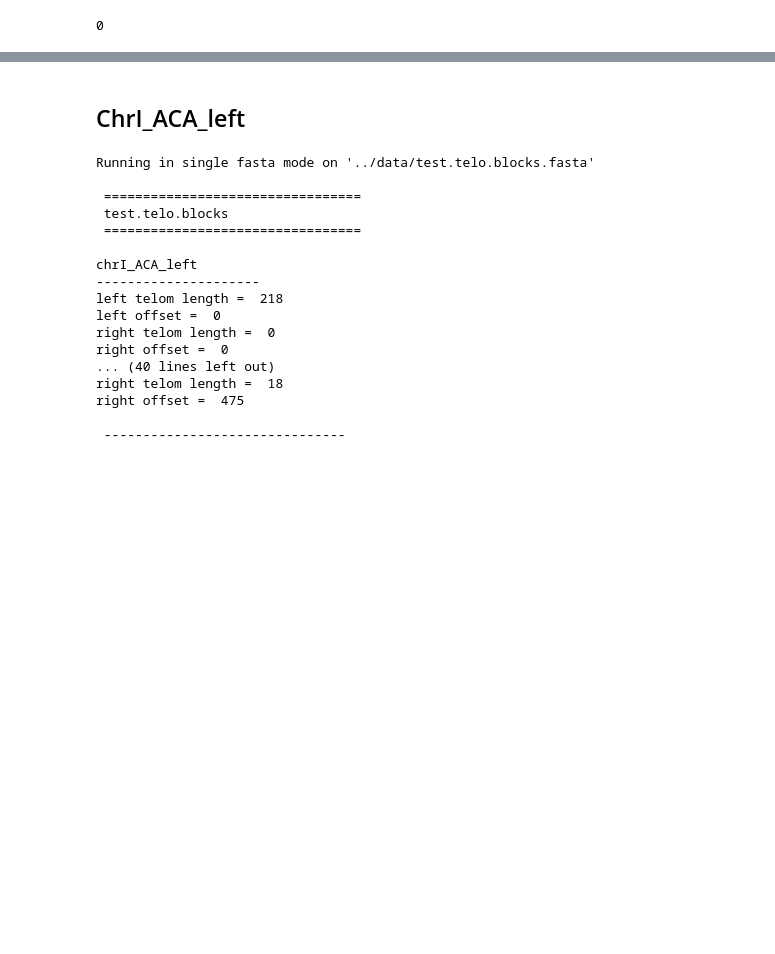
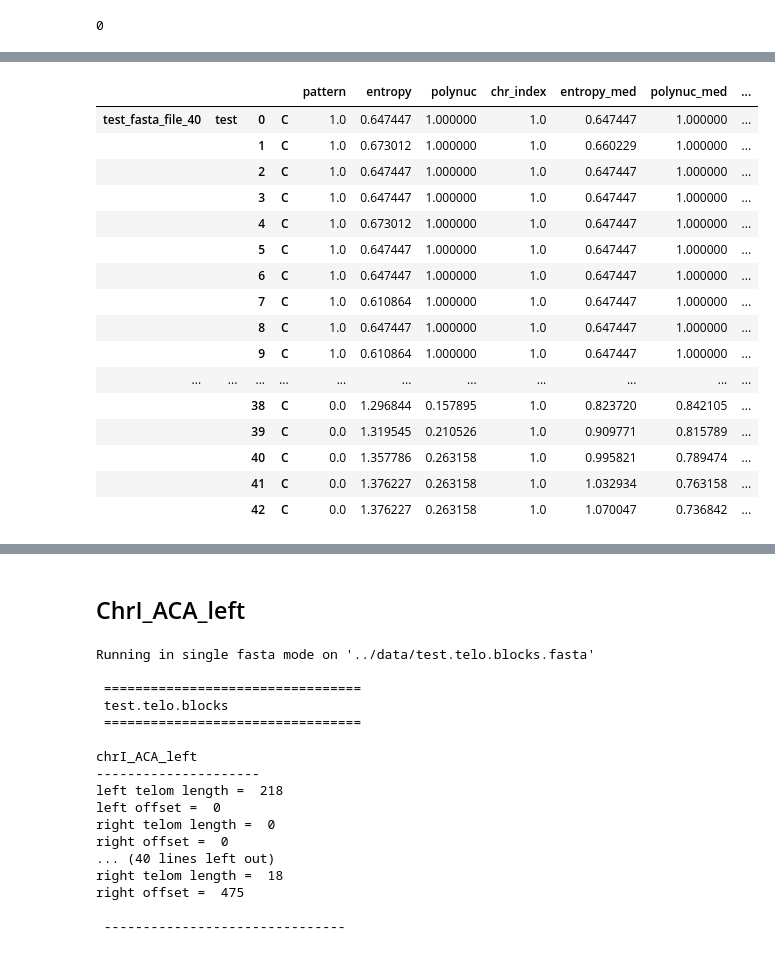
Before and after one commit to GillesFischerSorbonne/telofinder, a Jupyter notebook: telofinder/python_script/analyse_telom_testing.ipynb, the cells around one changed output, grey strips where cells are left out. Saved outputs shown, nothing was run; the diff lists cells and outputs as text; code cells hidden in the pictures; blank space fills up the shorter version.

```diff
--- a/telofinder/python_script/analyse_telom_testing.ipynb
+++ b/telofinder/python_script/analyse_telom_testing.ipynb
@@ -5,5 +6,6 @@ import matplotlib.pyplot as plt
 # %%
 plt.rcParams['figure.figsize'] = (18, 8)
+pd.set_option('display.max_rows', 100)
 # %%
 %load_ext autoreload
 %autoreload 2
@@ -40,0 +92,20 @@ seq_df_utg84.loc["utg84", "utg84"].loc[0:3000, ["polynuc_med", "entropy_med", "p
+# %%
+seq_df_test.query("predict_telom==1")
+# %% [output]
+|  |  |  |  | pattern | entropy | polynuc | chr_index | entropy_med | polynuc_med | ... |
+| test_fasta_file_40 | test | 0 | C | 1.0 | 0.647447 | 1.000000 | 1.0 | 0.647447 | 1.000000 | ... |
+|  |  | 1 | C | 1.0 | 0.673012 | 1.000000 | 1.0 | 0.660229 | 1.000000 | ... |
+|  |  | 2 | C | 1.0 | 0.647447 | 1.000000 | 1.0 | 0.647447 | 1.000000 | ... |
+|  |  | 3 | C | 1.0 | 0.647447 | 1.000000 | 1.0 | 0.647447 | 1.000000 | ... |
+|  |  | 4 | C | 1.0 | 0.673012 | 1.000000 | 1.0 | 0.647447 | 1.000000 | ... |
+|  |  | 5 | C | 1.0 | 0.647447 | 1.000000 | 1.0 | 0.647447 | 1.000000 | ... |
+|  |  | 6 | C | 1.0 | 0.647447 | 1.000000 | 1.0 | 0.647447 | 1.000000 | ... |
+|  |  | 7 | C | 1.0 | 0.610864 | 1.000000 | 1.0 | 0.647447 | 1.000000 | ... |
+|  |  | 8 | C | 1.0 | 0.647447 | 1.000000 | 1.0 | 0.647447 | 1.000000 | ... |
+|  |  | 9 | C | 1.0 | 0.610864 | 1.000000 | 1.0 | 0.647447 | 1.000000 | ... |
+| ... | ... | ... | ... | ... | ... | ... | ... | ... | ... | ... |
+|  |  | 38 | C | 0.0 | 1.296844 | 0.157895 | 1.0 | 0.823720 | 0.842105 | ... |
+|  |  | 39 | C | 0.0 | 1.319545 | 0.210526 | 1.0 | 0.909771 | 0.815789 | ... |
+|  |  | 40 | C | 0.0 | 1.357786 | 0.263158 | 1.0 | 0.995821 | 0.789474 | ... |
+|  |  | 41 | C | 0.0 | 1.376227 | 0.263158 | 1.0 | 1.032934 | 0.763158 | ... |
+|  |  | 42 | C | 0.0 | 1.376227 | 0.263158 | 1.0 | 1.070047 | 0.736842 | ... |
```
Also changed, not shown: parts of 7 cells of this notebook, 1 other file.
